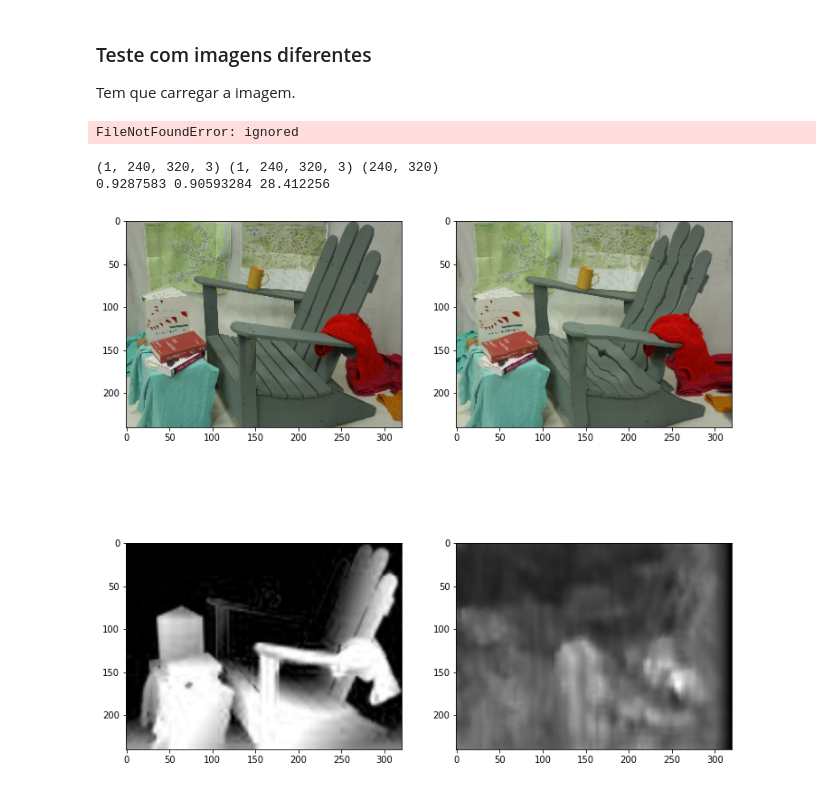
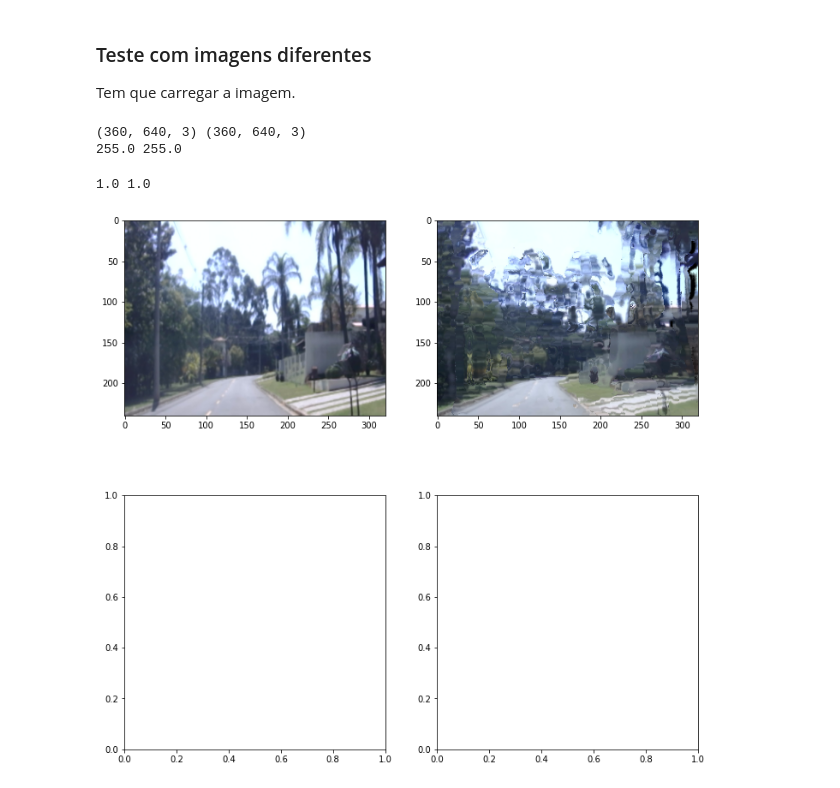
Before and after one commit to Julialva/depth-sensing-algo, a Jupyter notebook: atualiz__Visao_estereo_CVN_Rec.ipynb, the cells around one changed output. Saved outputs shown, nothing was run; the diff lists cells and outputs as text; code cells hidden in the pictures.

```diff
--- a/atualiz__Visao_estereo_CVN_Rec.ipynb
+++ b/atualiz__Visao_estereo_CVN_Rec.ipynb
@@ -478,7 +470,7 @@ def rna_carac(input_shape, nF):
 
     return rna_carac
 
-input_shape = (360, 640, 3)
+input_shape = (240, 320, 3)
 rnaCV = rna_carac(input_shape, nF)
 
 rnaCV.summary()
@@ -542,7 +534,7 @@ disp = disp_layer(x5)
 img_rec = rec(input_left, disp)
 
 # Create the Keras model.
-rna_stereo = keras.Model(inputs=[input_left, input_right], outputs=[img_rec, disp])
+rna_stereo = keras.Model(inputs=[input_left, input_right], outputs=[img_rec])
 
 # Sumário da rede
 rna_stereo.summary()
@@ -594,8 +586,6 @@ adam = optimizers.Adam(learning_rate=0.001, decay=1e-03)
 rna_stereo.compile(optimizer=adam,
                    loss={
                          'rec_img': loss_erro_rec},
-                   loss_weights={
-                         'rec_img': 1.0},
                    metrics={
                          'rec_img': 'mae'})
 # %% [markdown]
@@ -791,16 +766,17 @@ Tem que carregar a imagem.
 # %%
 from keras.preprocessing.image import load_img, img_to_array
 
-left_imagem = load_img('im0.png')
-right_imagem = load_img('im1.png')
+left_imagem = load_img('/content/left_1661700892724891100.png')
+right_imagem = load_img('/content/right_1661700892724891100.png')
 
 img_left = img_to_array(left_imagem)
 img_right = img_to_array(right_imagem)
 
 print(img_left.shape, img_right.shape)
-print(np.max(img_left), np.max(img_right), np.max(disp))
+print(np.max(img_left), np.max(img_right))
 # %% [output]
-FileNotFoundError: ignored
+(360, 640, 3) (360, 640, 3)
+255.0 255.0
 # %%
 img_left = tf.image.resize(img_left, img_size)/255.
 img_right = tf.image.resize(img_right, img_size)/255.
@@ -810,19 +786,17 @@ img_right = np.expand_dims(img_right, axis=0)
 
 print(np.max(img_left), np.max(img_right))
 # %% [output]
-(1, 240, 320, 3) (1, 240, 320, 3) (240, 320)
-0.9287583 0.90593284 28.412256
+1.0 1.0
 # %%
 # Mostra resultados do exemplos selecionado
-img_prev, disp_prev = rna_stereo.predict([img_left, img_right])
+img_prev = rna_stereo.predict([img_left, img_right])
 
 f, pos = plt.subplots(2, 2, figsize=(12, 12))
 pos[0,0].imshow(img_right[0])
 pos[0,1].imshow(img_prev[0])
-pos[1,1].imshow(disp_prev, cmap='gray')
 plt.show()
 # %% [output]
-[figure, old version]
+[figure, new version]
 # %%
 # Calcula erro de previsão
 
```
Also changed, not shown: parts of 27 cells of this notebook.
